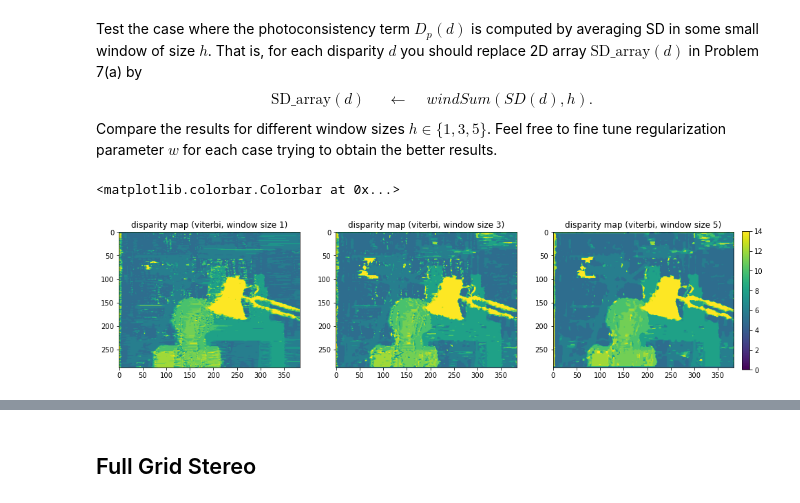
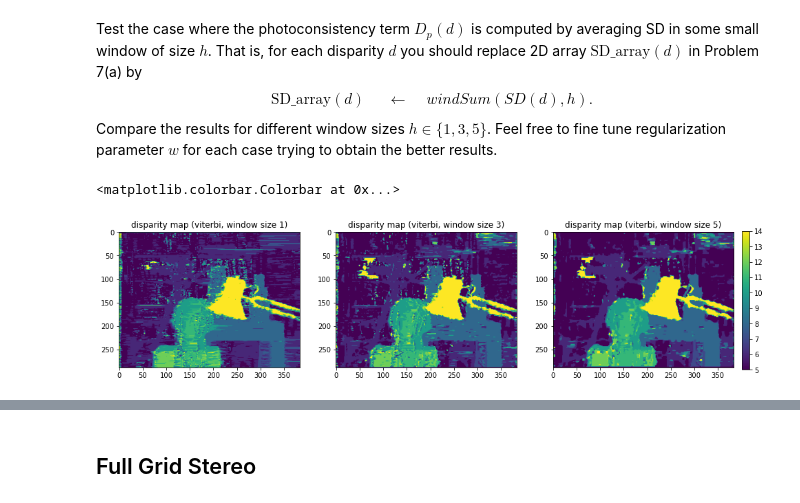
Before and after one commit to sonybean20/stereo, a Jupyter notebook: report.ipynb, the cells around one changed output, grey strips where cells are left out. Drawn from its saved outputs; the diff is of its cells as text; code cells hidden in the pictures.

```diff
--- a/report.ipynb
+++ b/report.ipynb
@@ -69,16 +69,20 @@ def windSum(img, window_width):
     tl = np.roll(integral, (backward_half, backward_half), axis = (0, 1)) # top left
 
     result =  br - bl - tr + tl
-    if backward_half -1 > 0:
-        result[:backward_half-1, :] = INFTY
-        result[:, :backward_half-1] = INFTY
-    if forward_half > 0:
-        result[-forward_half:, :] = INFTY
-        result[:, -forward_half:] = INFTY
+    if window_width > 1:
+        if backward_half > 0:
+            result[:backward_half, :] = INFTY
+            result[:, :backward_half] = INFTY
+        if forward_half > 0:
+            result[-forward_half:, :] = INFTY
+            result[:, -forward_half:] = INFTY
     return result
 
 def SSDtoDmap(SSD_array, d_minimum, d_maximum):
-    return d_minimum + np.argmin(SSD_array, axis=0)
+    argmin = np.argmin(SSD_array, axis=0)
+    minval = np.take_along_axis(SSD_array, np.expand_dims(argmin, axis = 0), axis = 0)[0, : , :]
+    dmap = d_minimum + argmin
+    return np.where(np.isinf(minval), 0, dmap)
 
 def Dmap_Windows(imageL, imageR, d_minimum, d_maximum, window_width):
     SD = SD_array(imageL, imageR, d_minimum, d_maximum)
@@ -110,13 +114,13 @@ dispMap_large = Dmap_Windows(im_left, im_right, d_min, d_max, 15)
 fig = plt.figure(figsize = (16, 7))
 plt.subplot(131)
 plt.title("disparity map (small windows)")
-plt.imshow(dispMap_small, vmin = 0, vmax = d_max)
+plt.imshow(dispMap_small, vmin = d_min, vmax = d_max)
 plt.subplot(132)
 plt.title("disparity map (large windows)")
-plt.imshow(dispMap_large, vmin = 0, vmax = d_max)
+plt.imshow(dispMap_large, vmin = d_min, vmax = d_max)
 plt.subplot(133)
 plt.title("ground truth disparity map ")
-plt.imshow(im_gt/16, vmin = 0, vmax = d_max)
+plt.imshow(im_gt/16, vmin = d_min, vmax = d_max)
 plt.colorbar(cax=plt.axes([0.91, 0.3, 0.01, 0.4]))
 # %% [output]
 5 14
@@ -291,33 +303,33 @@ Test the case where the photoconsistency term $D_p(d)$ is computed by averaging
 # %%
 w = 20
 
 reg_weight = w * np.absolute(disp_curr - disp_prev)
 
 SD_1 = np.array([windSum(s, 1) for s in SD])
 SD_3 = np.array([windSum(s, 3) for s in SD])
 SD_5 = np.array([windSum(s, 5) for s in SD])
 
 SD_3[SD_3 == INFTY] = 0
 SD_5[SD_5 == INFTY] = 0
 
 viterbi_1 = dispMapViterbi(im_right, disps, SD_1, reg_weight)
 viterbi_3 = dispMapViterbi(im_right, disps, SD_3, reg_weight)
 viterbi_5 = dispMapViterbi(im_right, disps, SD_5, reg_weight)
 
 fig = plt.figure(figsize = (16, 7))
 plt.subplot(131)
 plt.title("disparity map (viterbi, window size 1)")
-plt.imshow(viterbi_1, vmin = 0, vmax = d_max)
+plt.imshow(viterbi_1, vmin = d_min, vmax = d_max)
 plt.subplot(132)
 plt.title("disparity map (viterbi, window size 3)")
-plt.imshow(viterbi_3, vmin = 0, vmax = d_max)
+plt.imshow(viterbi_3, vmin = d_min, vmax = d_max)
 plt.subplot(133)
 plt.title("disparity map (viterbi, window size 5)")
-plt.imshow(viterbi_5, vmin = 0, vmax = d_max)
+plt.imshow(viterbi_5, vmin = d_min, vmax = d_max)
 plt.colorbar(cax=plt.axes([0.91, 0.3, 0.01, 0.4]))
 # %% [output]
 <matplotlib.colorbar.Colorbar at 0x...>
-[figure, old version]
+[figure, new version]
 # %%
 for d in os.listdir(input_prefix):
     im = mb_img[d]
```
Also changed, not shown: parts of 4 cells of this notebook.
